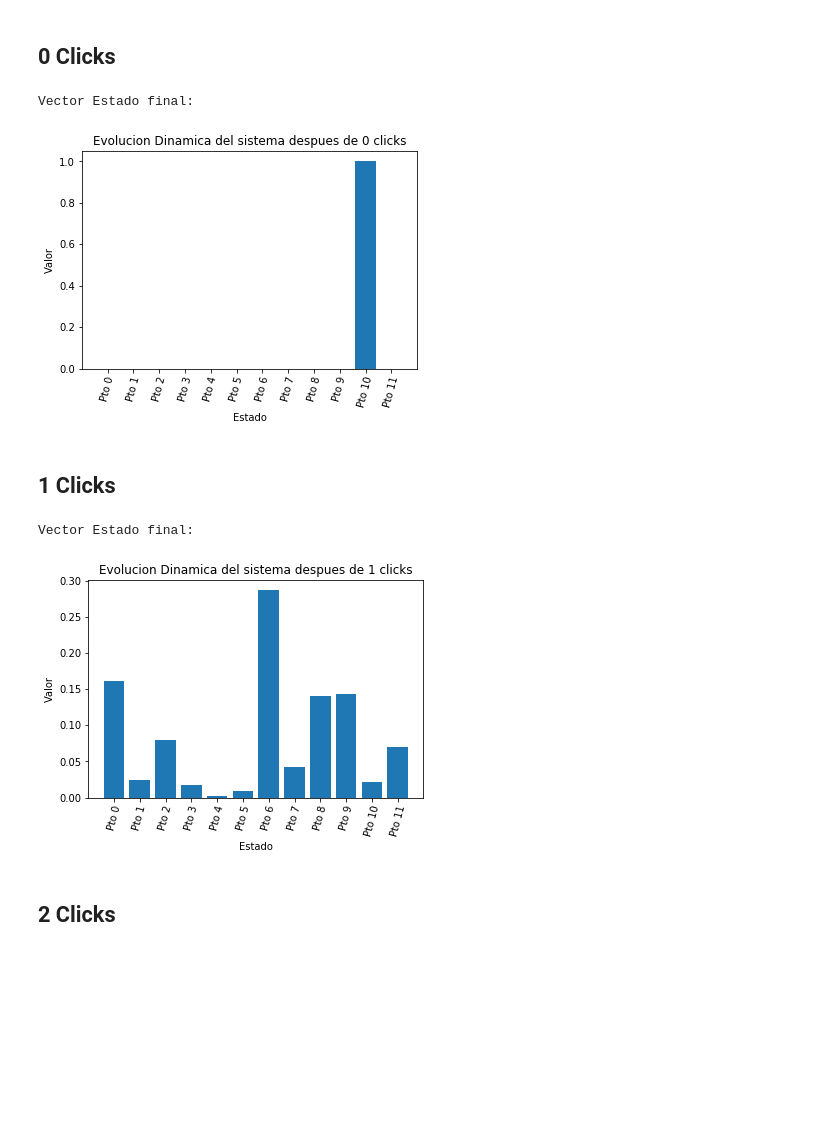
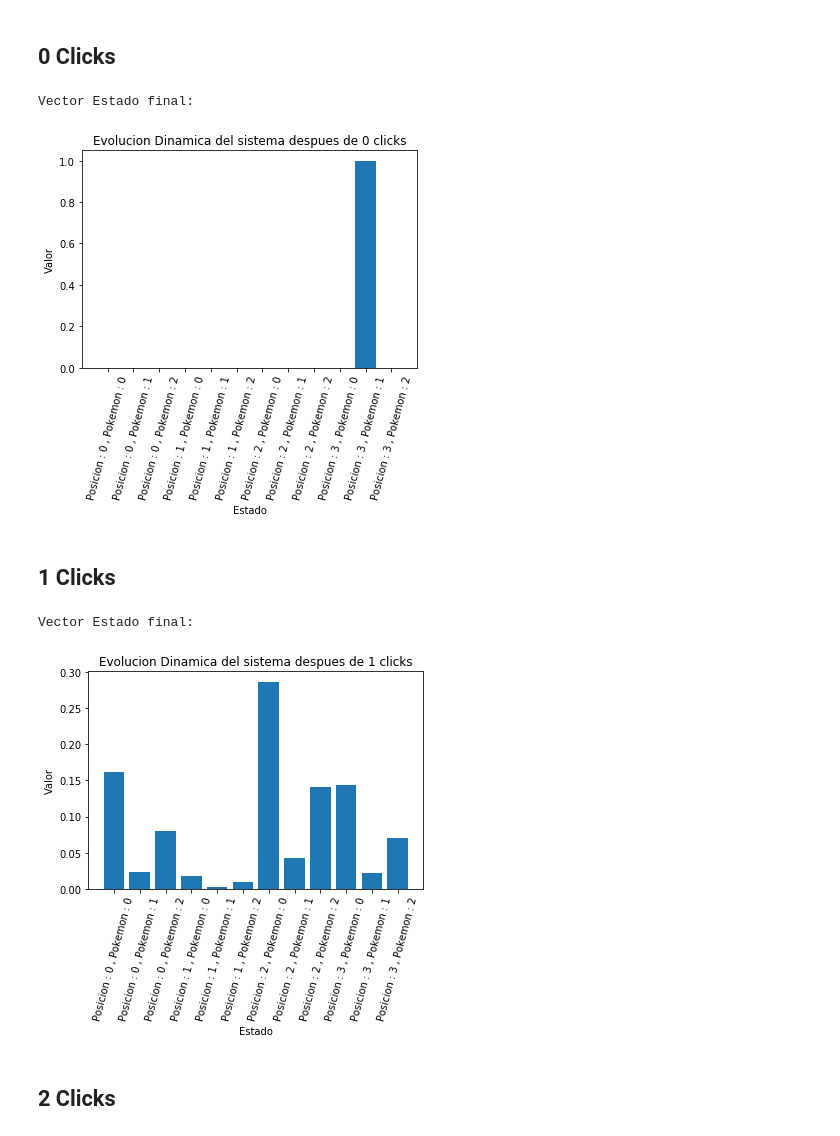
Before and after one commit to AriasAEnima/CNYT, a Jupyter notebook: Librerias/Pokemon.ipynb, the cells around one changed output. Saved outputs shown, nothing was run; the diff lists cells and outputs as text; code cells hidden in the pictures; blank space fills up the shorter version.

Commit message:
Pokemon terminado

```diff
--- a/Librerias/Pokemon.ipynb
+++ b/Librerias/Pokemon.ipynb
@@ -45,18 +46,19 @@ $$ persI=\begin{bmatrix} 0 \\
 # %%
 posI=mc([[(0,0)],[(0,0)],[(0,0)],[(1,0)]])
 carI=mc([[(0,0)],[(1,0)],[(0,0)]])
+labelspp=gl(posI.filas*carI.filas,carI.filas,"Posicion","Pokemon")
 I=tens(posI,carI)
-r0=resultado(D,I,0)
+r0=resultado(D,I,0,labelspp)
 # %% [output]
 Vector Estado final:
-[figure, old version]
+[figure, new version]
 # %% [markdown]
 ## 1 Clicks
 # %%
-r1=resultado(D,I,1)
+r1=resultado(D,I,1,labelspp)
 # %% [output]
 Vector Estado final:
-[figure, old version]
+[figure, new version]
 # %% [markdown]
 ## 2 Clicks
 # %%
```
Also changed, not shown: parts of 23 cells of this notebook, 3 other files.
